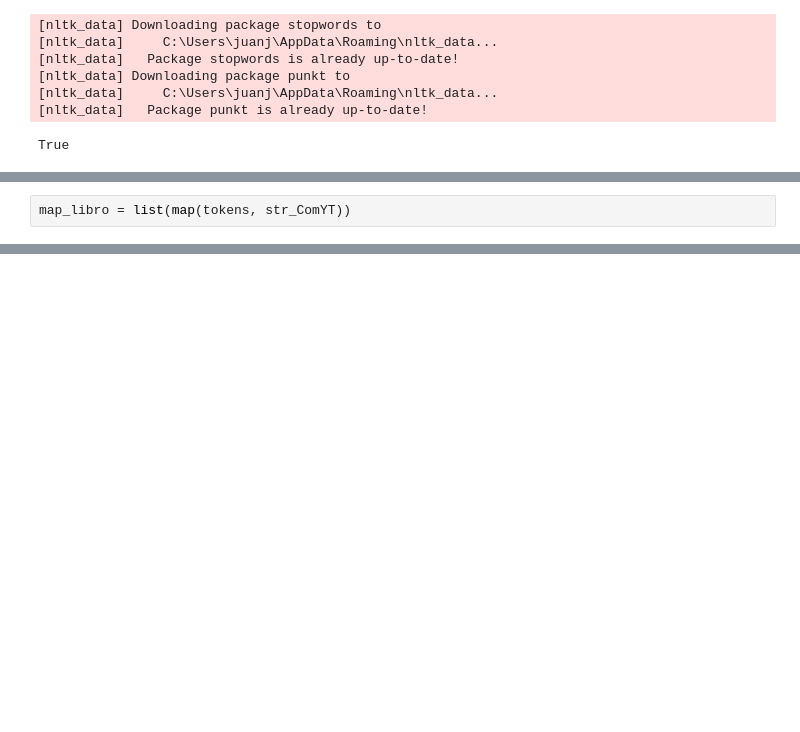
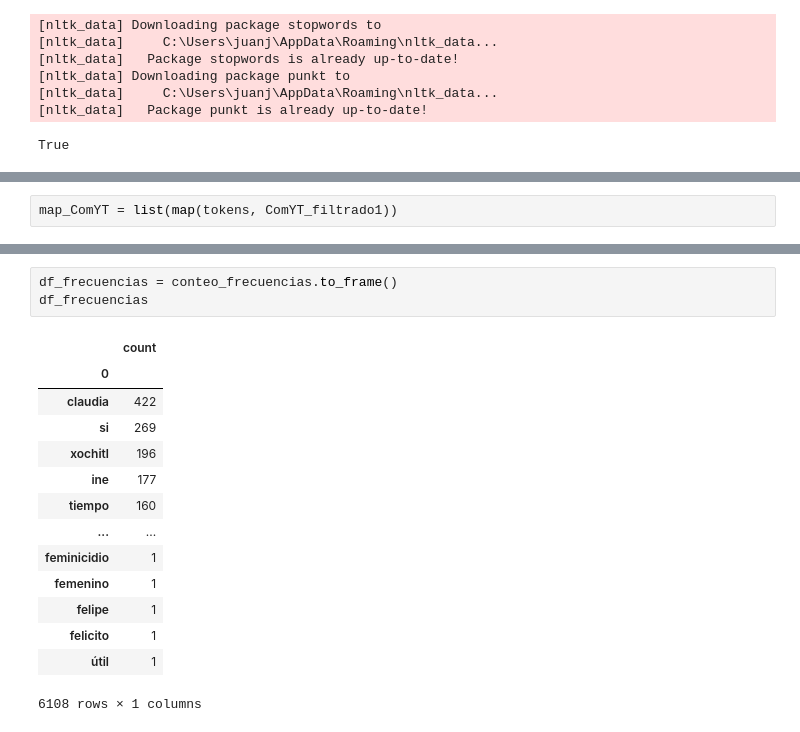
Before and after one commit to JuanJT117/Procesamiento_y_clasificacion_de_datos, a Jupyter notebook: Tareas/Tarea_1/Datos/YCD.ipynb, the cells around one changed output, grey strips where cells are left out. Saved outputs shown, nothing was run; the diff lists cells and outputs as text; blank space fills up the shorter version.

```diff
--- a/Tareas/Tarea_1/Datos/YCD.ipynb
+++ b/Tareas/Tarea_1/Datos/YCD.ipynb
@@ -98,2 +196,2 @@ def tokens(txt):
 # %%
-map_libro = list(map(tokens, str_ComYT))
+map_ComYT = list(map(tokens, ComYT_filtrado1))
@@ -106,0 +277,18 @@ tokens[:5]
+# %%
+df_frecuencias = conteo_frecuencias.to_frame()
+df_frecuencias
+# %% [output]
+|  | count |
+| 0 |  |
+| claudia | 422 |
+| si | 269 |
+| xochitl | 196 |
+| ine | 177 |
+| tiempo | 160 |
+| ... | ... |
+| feminicidio | 1 |
+| femenino | 1 |
+| felipe | 1 |
+| felicito | 1 |
+| útil | 1 |
+6108 rows × 1 columns
```
Also changed, not shown: parts of 20 cells of this notebook, 1 other file.
